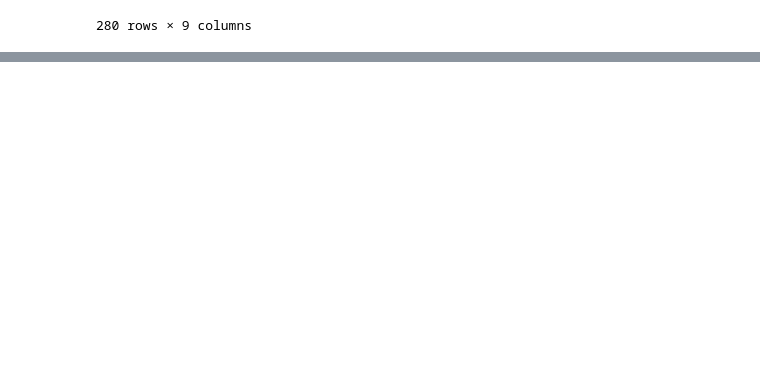
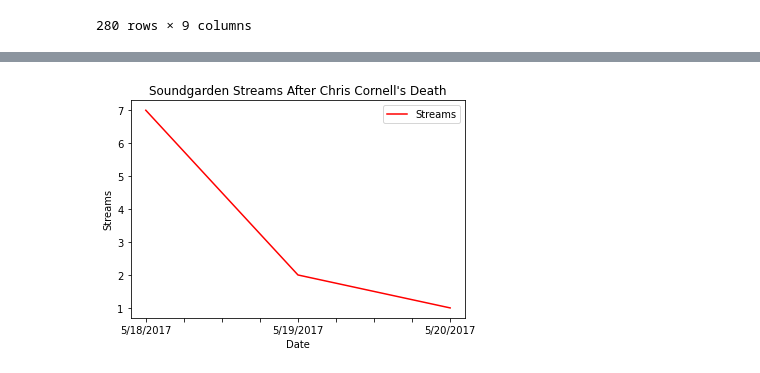
Before and after one commit to JoeKell/SpotifySongAnalysisProject, a Jupyter notebook: 2017DailyUSDF.ipynb, the cells around one changed output, grey strips where cells are left out. Cells and saved outputs as stored; diff of their text form; code cells hidden in the pictures; blank space fills up the shorter version.

```diff
--- a/2017DailyUSDF.ipynb
+++ b/2017DailyUSDF.ipynb
@@ -87,0 +121,3 @@ drop_columns_df
+# %%
+chris_cornell_df = drop_columns_df.loc[drop_columns_df["Name"] == "Chris Cornell",:]
+chris_cornell_df.head()
@@ -90,0 +140,11 @@ drop_columns_df
+# %%
+soundgarden = chris_cornell_df.groupby("Date")
+soundgarden_streams = pd.DataFrame(soundgarden["Streams"].count())
+
+soundgarden_chart = soundgarden_streams.plot(kind='line', title="Soundgarden Streams After Chris Cornell's Death", color="red")
+soundgarden_chart.set_xlabel("Date")
+soundgarden_chart.set_ylabel("Streams")
+
+plt.show()
+# %% [output]
+[figure, added]
```
Also changed, not shown: parts of 20 cells of this notebook.
